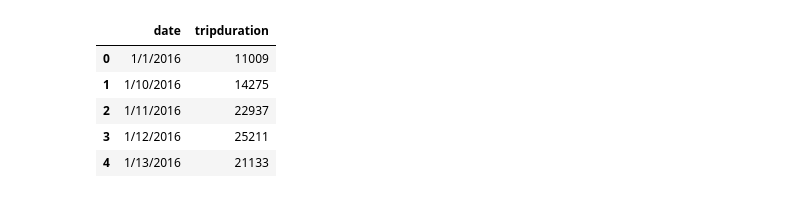
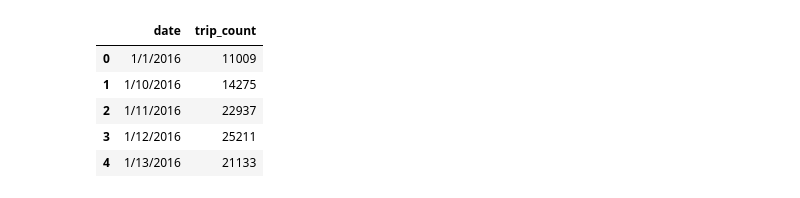
Before and after one commit to zinrion/Bike-Data-Analysis, a Jupyter notebook: Citi Bike.ipynb, the cells around one changed output. Cells and saved outputs as stored; diff of their text form; code cells hidden in the pictures.

```diff
--- a/Citi Bike.ipynb
+++ b/Citi Bike.ipynb
@@ -132,12 +246,13 @@ file.head(5)
 # %%
 #Add Date Column - Currently date with time
 file["date"] = file["starttime"].apply(lambda x: x.split()[0])
 #Group by date with count on trip duration
 date_data = file.groupby("date").tripduration.count().reset_index()
+date_data.rename(columns={"tripduration":"trip_count"},inplace=True)
 #Rename
-date_data.head()
+#date_data.head()
 # %% [output]
-|  | date | tripduration |
+|  | date | trip_count |
 | 0 | 1/1/2016 | 11009 |
 | 1 | 1/10/2016 | 14275 |
 | 2 | 1/11/2016 | 22937 |
```
Also changed, not shown: parts of 36 cells of this notebook.
